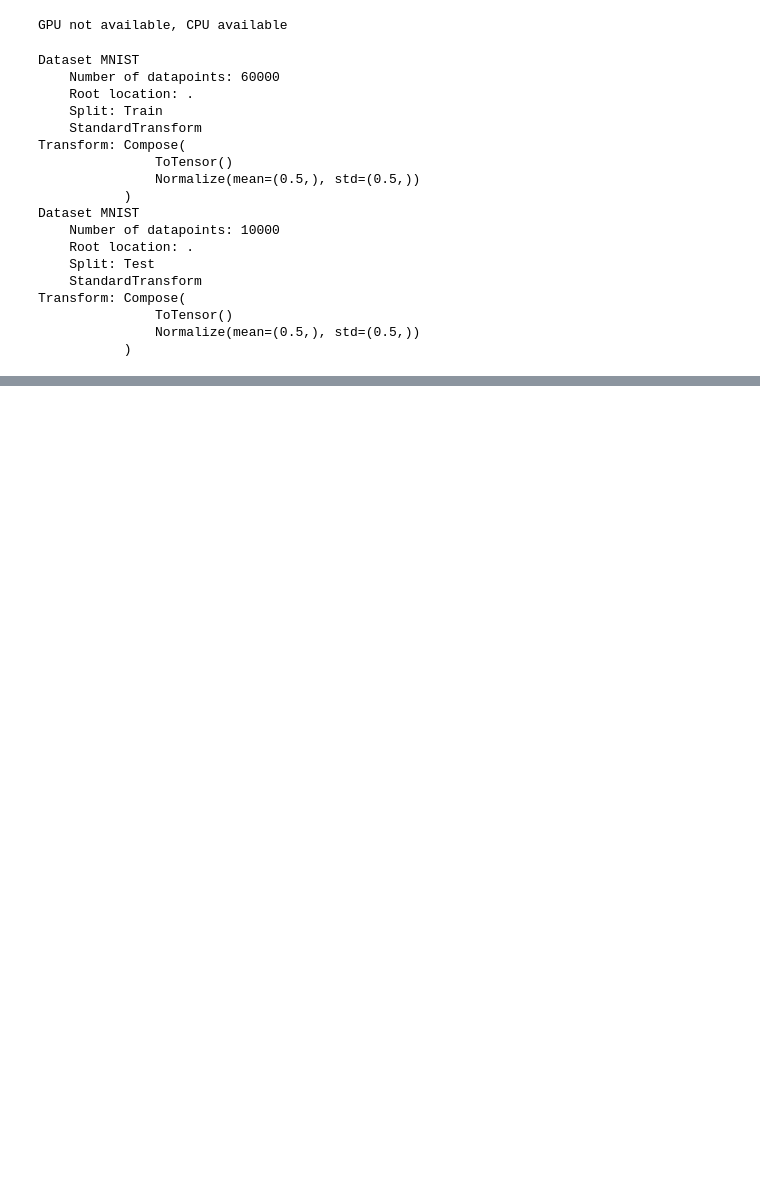
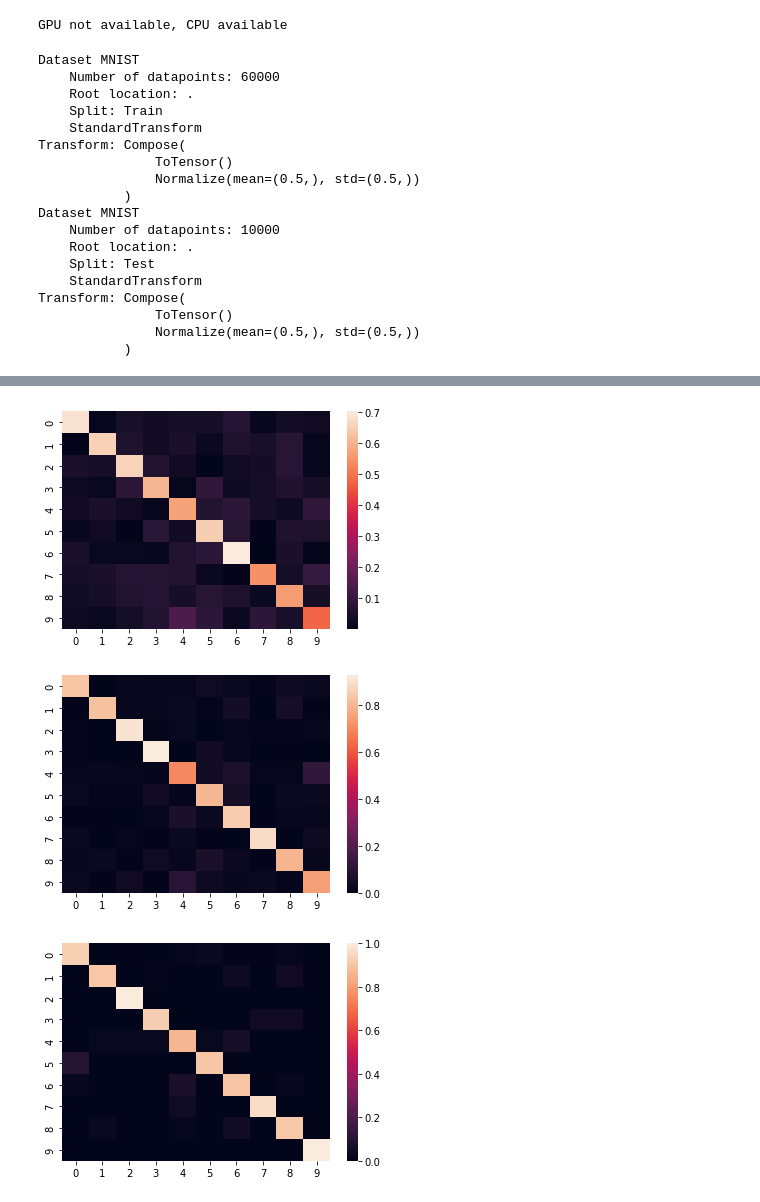
Before and after one commit to Pietro-Gavazzi/linma2472-project, a Jupyter notebook: project3/part3.ipynb, the cells around one changed output, grey strips where cells are left out. Drawn from its saved outputs; the diff is of its cells as text; code cells hidden in the pictures; blank space fills up the shorter version.

```diff
--- a/project3/part3.ipynb
+++ b/project3/part3.ipynb
@@ -478,0 +597,27 @@ plt.show()
+# %%
+def MDM_classify(mean_label, vector_list_label):
+    n_classes = len(mean_label)
+    MDM_label = np.zeros((n_classes, n_classes))
+
+    for i in range(n_classes):
+        for j in range(len(vector_list_label[i])):
+            distance = np.zeros(n_classes)
+            for k in range(n_classes):
+                distance[k]  =  np.linalg.norm(vector_list_label[i][j].numpy()-mean_label[k].numpy())
+            index_min = np.argmin(distance)
+            MDM_label[i][index_min] += 1
+        MDM_label[i] /= len(vector_list_label[i])
+    return MDM_label
+# %%
+
+for thresh in [0, 0.9, 0.98]:
+    flist_lat_vec, flist_images, flist_cnn, nbnb, nbnb0= keep_above_threshold(list_lat_vec, list_images, list_cnn, thresh)
+    vector_list_label = devide_in_label(flist_lat_vec, flist_cnn)
+    mean_label = compute_mean_label(vector_list_label)
+    MDM_label = MDM_classify(mean_label, vector_list_label)
+    sns.heatmap(MDM_label)
+    plt.show()
+# %% [output]
+[figure, added]
+[figure, added]
+[figure, added]
```
Also changed, not shown: parts of 38 cells of this notebook.
